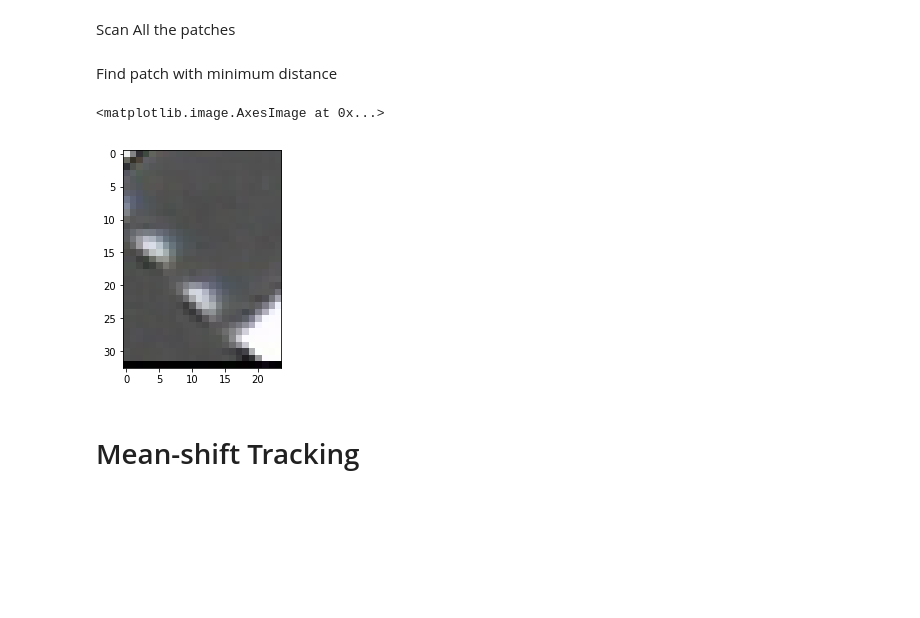
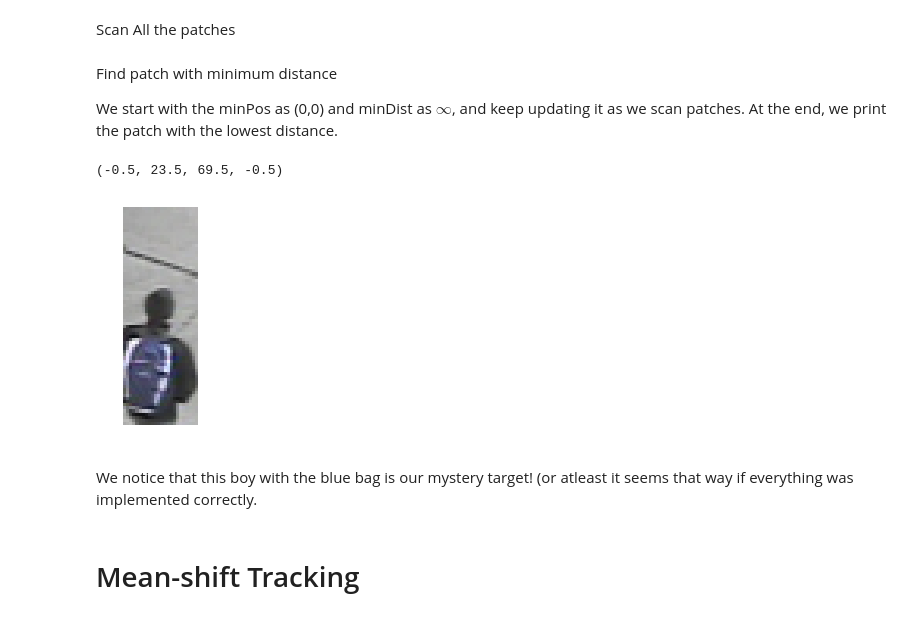
Before and after one commit to TheAnig/computer-vision, a Jupyter notebook: hw6/hw6-soln.ipynb, the cells around one changed output. Saved outputs shown, nothing was run; the diff lists cells and outputs as text; code cells hidden in the pictures; blank space fills up the shorter version.

```diff
--- a/hw6/hw6-soln.ipynb
+++ b/hw6/hw6-soln.ipynb
@@ -40,27 +44,36 @@ def cal_distance(cov_model, cov_candidate):
 Scan All the patches
 # %%
 def scan_patches(image, patch_size):
-    for i in range(0, image.shape[0], patch_size[0]-1):
-        for j in range(0, image.shape[1], patch_size[1]-1):
-            yield image[i:i+patch_size[0], j:j+patch_size[1]], (i, j)
+    result = []
+    indices = []
+    for i in range(0, image.shape[0], patch_size[0]-4):
+        for j in range(0, image.shape[1], patch_size[1]-4):
+            result.append(image[i:i+patch_size[0], j:j+patch_size[1]])
+            indices.append((i, j))
+    return result, indices
-# %% [markdown]
-Find patch with minimum distance
+# %% [markdown]
+Find patch with minimum distance
+
+We start with the minPos as (0,0) and minDist as $\infty$, and keep updating it as we scan patches. At the end, we print the patch with the lowest distance.
 # %%
-patches = scan_patches(cov_target, (70, 24))
+patches, indices = scan_patches(cov_target, (70, 24))
 
 minPos = (0,0)
 minDist = float("inf")
 
-for patch in patches:
-    dist = cal_distance(modelCovMatrix, calc_cov(patch[0]))
+for i in range(len(patches)):
+    dist = cal_distance(modelCovMatrix, calc_cov(patches[i]))
     if dist < minDist:
-        minPos = patch[1]
+        minPos = indices[i]
         minDist = dist
 # %%
 plt.imshow(cov_target[minPos[0]:minPos[0]+70, minPos[1]:minPos[1]+24])
+plt.axis('off')
 # %% [output]
-<matplotlib.image.AxesImage at 0x...>
+(-0.5, 23.5, 69.5, -0.5)
-[figure, old version]
+[figure, new version]
+# %% [markdown]
+We notice that this boy with the blue bag is our mystery target! (or atleast it seems that way if everything was implemented correctly.
 # %% [markdown]
 # Mean-shift Tracking
 # %% [markdown]
```
Also changed, not shown: parts of 35 cells of this notebook, 10 other files.
